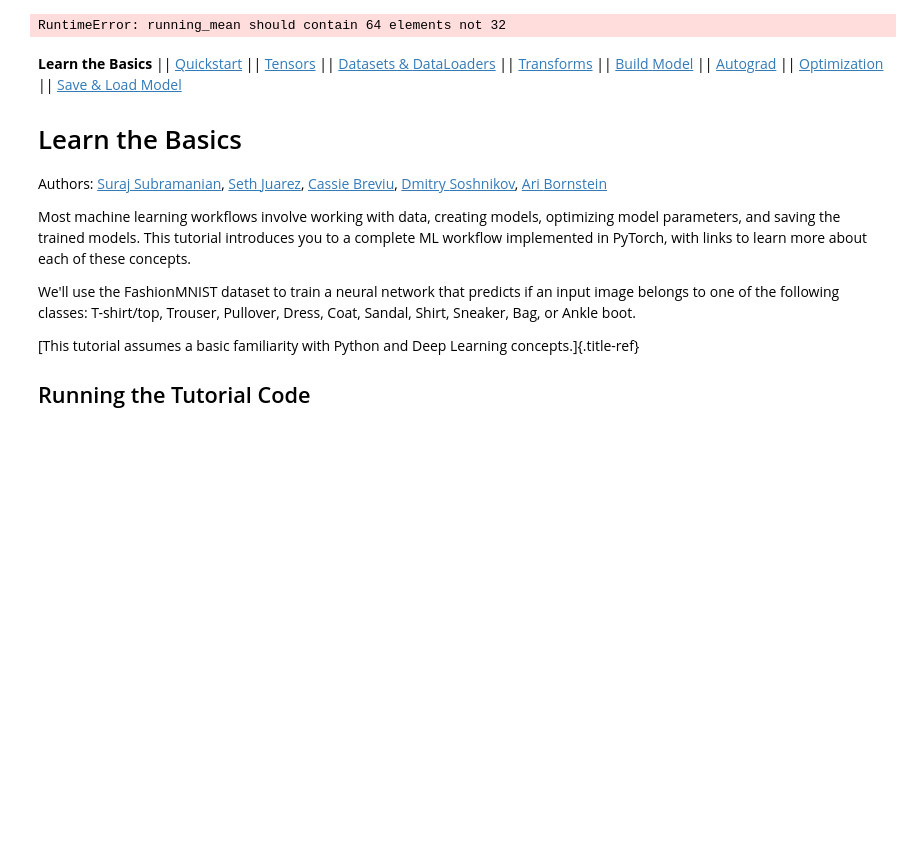
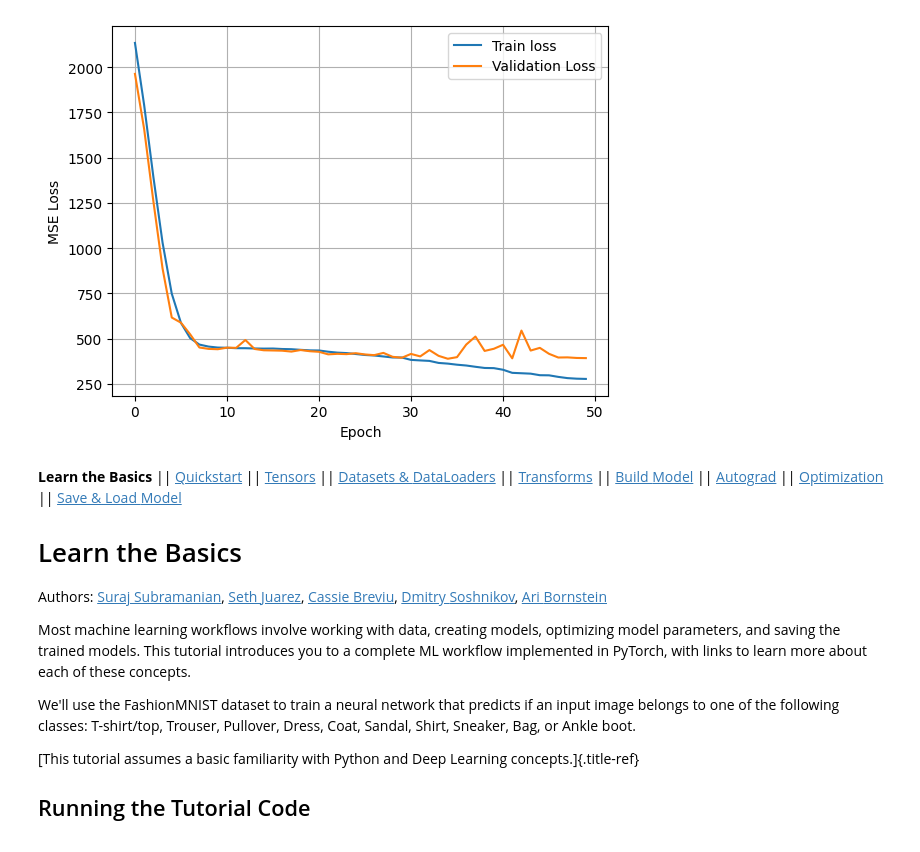
Before and after one commit to jjo0914/BrainCompetition, a Jupyter notebook: _downloads/070179efc13bd796c5dd4af7bf52d5b9/intro.ipynb, the cells around one changed output. Cells and saved outputs as stored; diff of their text form; code cells hidden in the pictures; blank space fills up the shorter version.

```diff
--- a/_downloads/070179efc13bd796c5dd4af7bf52d5b9/intro.ipynb
+++ b/_downloads/070179efc13bd796c5dd4af7bf52d5b9/intro.ipynb
@@ -113,7 +113,7 @@ class SignalCNN(nn.Module): # 예시로 nn.Module,parameters() 가있는데 이
     #conv연산으로 특징 추출한 뒤에는  각채널당 값을 1개로요약
     # 그래서 필터로 추출할 특징이 얼마나 강하게 나타났는가? 만 요약  시간축값은 사라짐(10으로늘리거나 추가로다른모델 사용가능하다..)
     # mean써도 되긴한다는데 .. 음.. (1차원으로바로)
-    avg=8
+    avg=1
     self.global_pool = nn.AdaptiveAvgPool1d(avg) #아직3차원이래 만약8이면채널마다 최종8개 값
     # 마지막차원을 없앤다.. 왜?Linear는 2차원입력을기대한다고함
     self.flatten=nn.Flatten() # channel*최종값 = 최종값들을 1차원으로펼침
@@ -250,4 +250,4 @@ val 개수: 2250
-RuntimeError: running_mean should contain 64 elements not 32
+[figure, added]
 # %% [markdown]
 **Learn the Basics** \|\| [Quickstart](quickstart_tutorial.html) \|\|
 [Tensors](tensorqs_tutorial.html) \|\| [Datasets &
```
Also changed, not shown: parts of 1 cell of this notebook.
